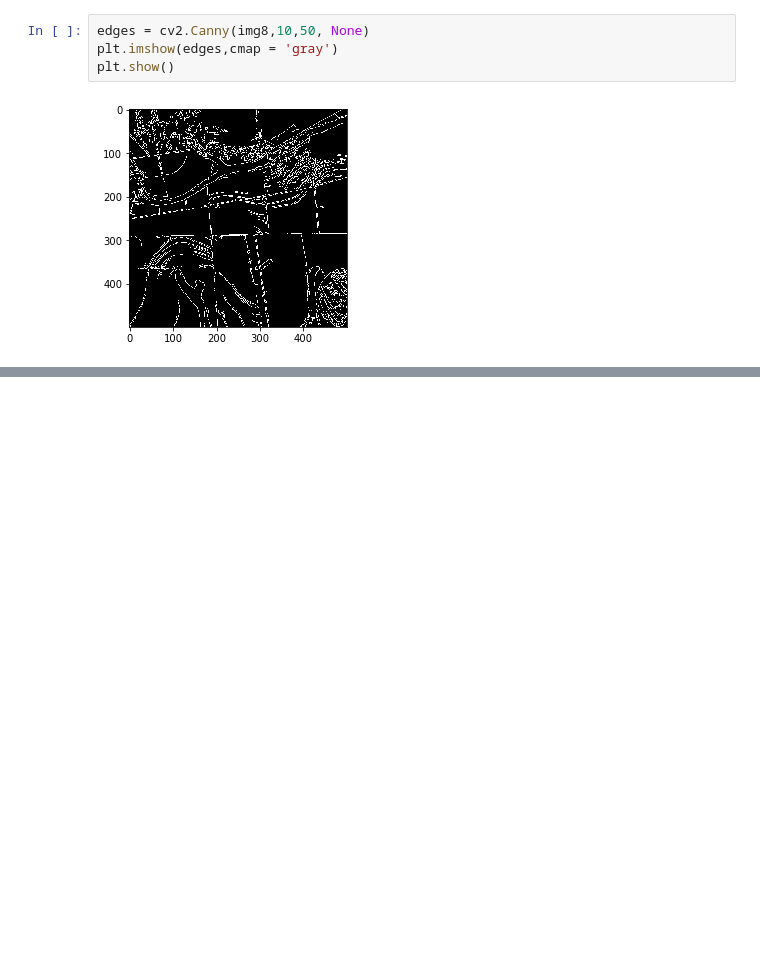
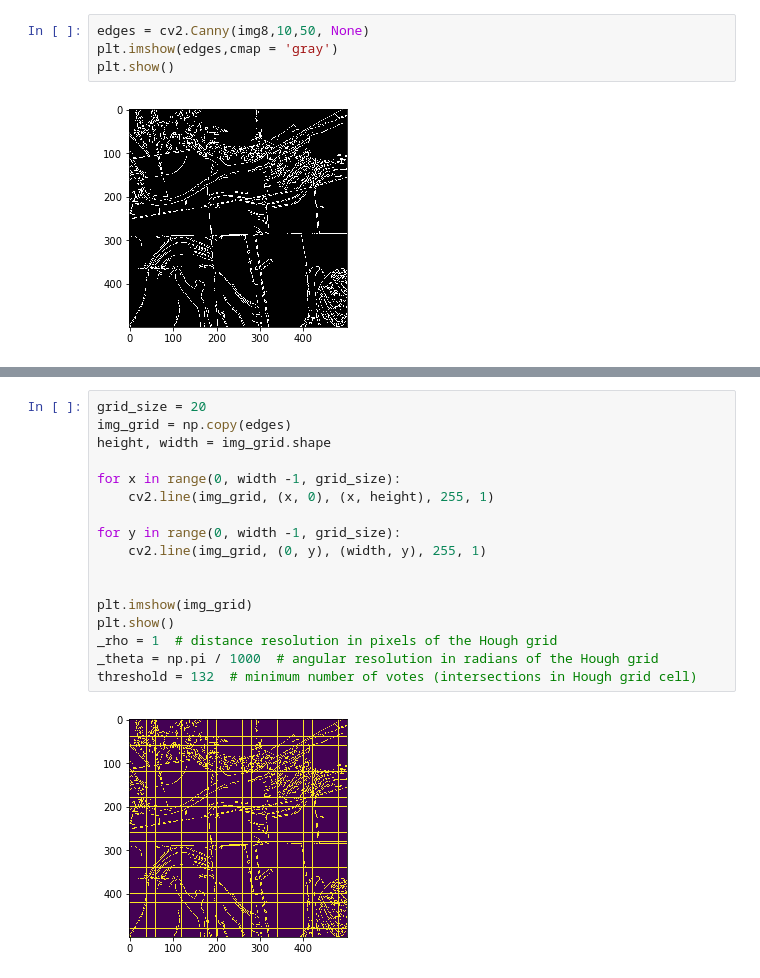
Before and after one commit to renatobanzai/banzai_image_segmentation, a Jupyter notebook: finding_polygon.ipynb, the cells around one changed output, grey strips where cells are left out. Saved outputs shown, nothing was run; the diff lists cells and outputs as text; blank space fills up the shorter version.

```diff
--- a/finding_polygon.ipynb
+++ b/finding_polygon.ipynb
@@ -81,0 +80,19 @@ plt.show()
+# %%
+grid_size = 20
+img_grid = np.copy(edges)
+height, width = img_grid.shape
+
+for x in range(0, width -1, grid_size):
+    cv2.line(img_grid, (x, 0), (x, height), 255, 1)
+
+for y in range(0, width -1, grid_size):
+    cv2.line(img_grid, (0, y), (width, y), 255, 1)
+
+
+plt.imshow(img_grid)
+plt.show()
+_rho = 1  # distance resolution in pixels of the Hough grid
+_theta = np.pi / 1000  # angular resolution in radians of the Hough grid
+threshold = 132  # minimum number of votes (intersections in Hough grid cell)
+# %% [output]
+[figure, added]
```
Also changed, not shown: parts of 4 cells of this notebook.
